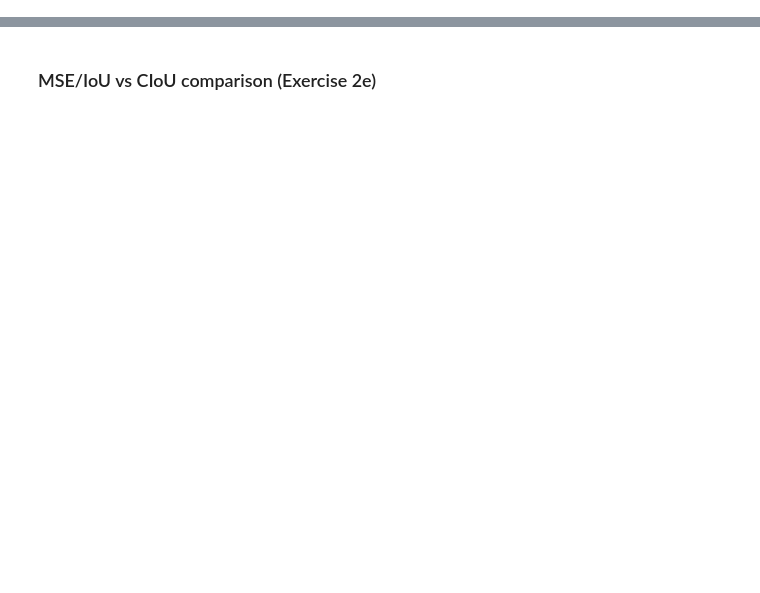
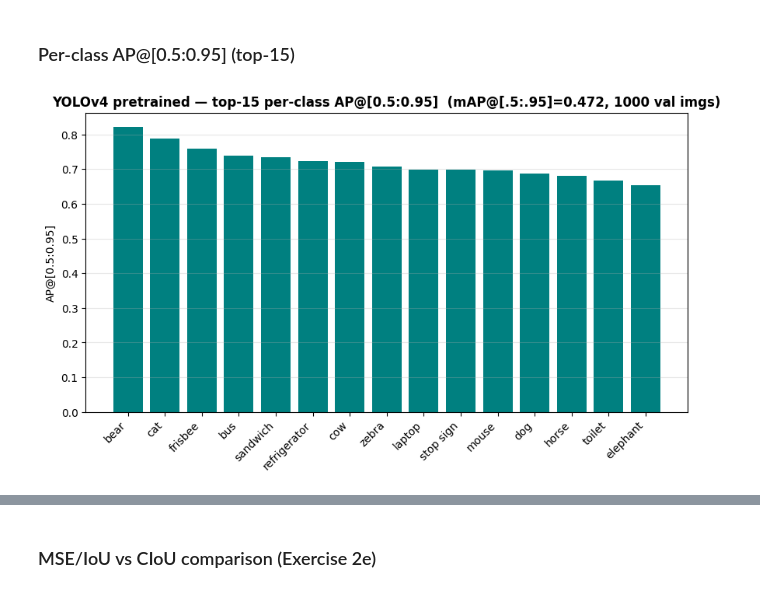
Before and after one commit to dniamsaard4codework/A2-Segmentation-Assignment, a Jupyter notebook: notebooks/A2-01-Object-Detection.ipynb, the cells around one changed output, grey strips where cells are left out. Drawn from its saved outputs; the diff is of its cells as text; code cells hidden in the pictures; blank space fills up the shorter version.

```diff
--- a/notebooks/A2-01-Object-Detection.ipynb
+++ b/notebooks/A2-01-Object-Detection.ipynb
@@ -181,0 +1306,16 @@ show('results/det_history_yolov4_ciou.png', width=820)
+# %% [markdown]
+### Per-class AP@[0.5:0.95] (top-15)
+# %%
+if res is not None and res.get('map_per_class') is not None and res['map_per_class'].ndim > 0:
+    ap = res['map_per_class'].numpy(); classes = res['classes'].numpy()
+    order = np.argsort(-ap)[:15]
+    fig, ax = plt.subplots(figsize=(10, 5))
+    ax.bar([COCO_NAMES[classes[i]] for i in order], ap[order], color='teal')
+    ax.set_ylabel('AP@[0.5:0.95]')
+    ax.set_title(f'YOLOv4 pretrained — top-15 per-class AP@[0.5:0.95]  (mAP@[.5:.95]={map5095:.3f}, {n_eval} val imgs)', fontweight='bold')
+    ax.tick_params(axis='x', rotation=45); ax.grid(axis='y', alpha=0.3)
+    plt.setp(ax.get_xticklabels(), ha='right'); plt.show()
+else:
+    print('per-class AP unavailable (run the eval cell above with weights present).')
+# %% [output]
+[figure, added]
```
Also changed, not shown: parts of 73 cells of this notebook, 11 other files.
